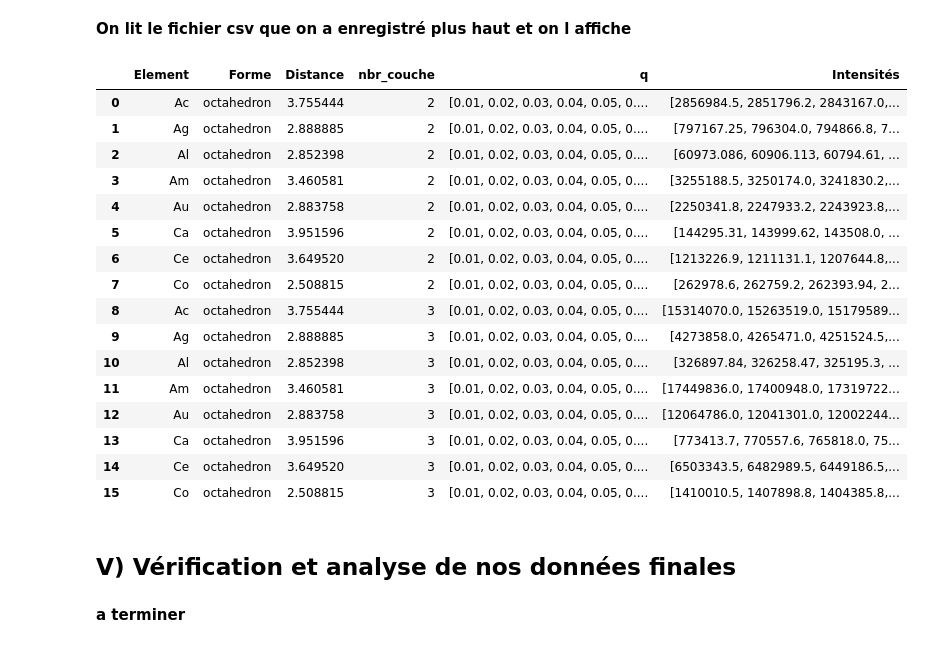
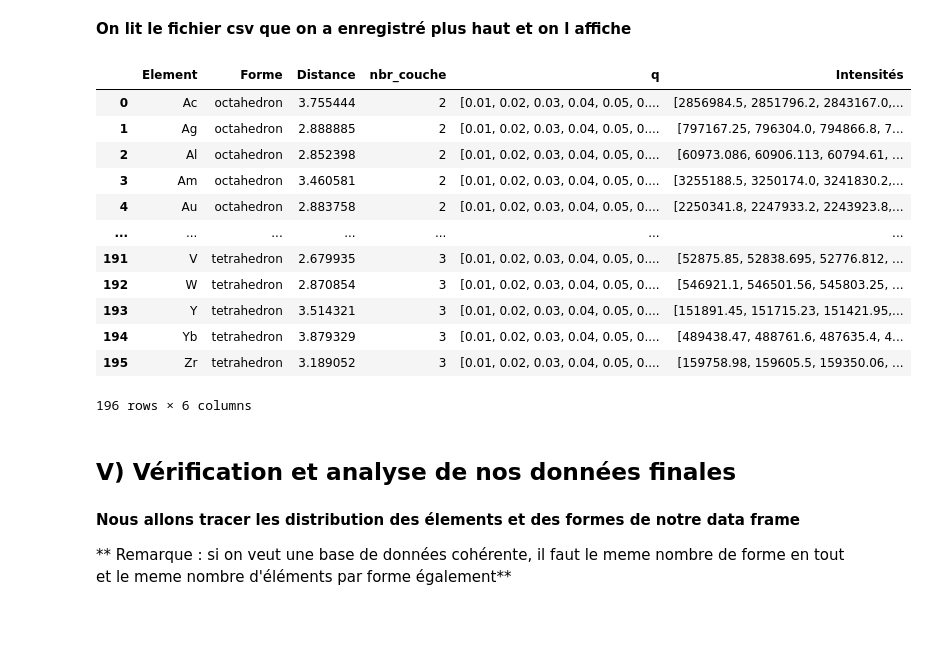
Before and after one commit to scayez/Projet_SAXS_WAXS_IA, a Jupyter notebook: script_shape_platonic.ipynb, the cells around one changed output. Drawn from its saved outputs; the diff is of its cells as text; code cells hidden in the pictures; blank space fills up the shorter version.

```diff
--- a/script_shape_platonic.ipynb
+++ b/script_shape_platonic.ipynb
@@ -238,34 +238,32 @@ Convex Hull analyzis
 **On lit le fichier csv que on a enregistré plus haut et on l affiche**
 # %%
 # On rentre la lecture du fichier dans la variable data
-data = pd.read_csv('stage/Base_de_données/octahedron_nc1,2_8prem_elements.csv', sep='\t')
+data = pd.read_csv('stage/Base_de_données/octahedron_et_tetrahedron_nc2,3_tout_elements.csv', sep='\t')
 
 # On indexe la data frame comme il faut
 data.index=np.arange(data.shape[0])
 
 # On affiche le résultat final
 data.shape
 data
 # %% [output]
 |  | Element | Forme | Distance | nbr_couche | q | Intensités |
 | 0 | Ac | octahedron | 3.755444 | 2 | [0.01, 0.02, 0.03, 0.04, 0.05, 0.... | [2856984.5, 2851796.2, 2843167.0,... |
 | 1 | Ag | octahedron | 2.888885 | 2 | [0.01, 0.02, 0.03, 0.04, 0.05, 0.... | [797167.25, 796304.0, 794866.8, 7... |
 | 2 | Al | octahedron | 2.852398 | 2 | [0.01, 0.02, 0.03, 0.04, 0.05, 0.... | [60973.086, 60906.113, 60794.61, ... |
 | 3 | Am | octahedron | 3.460581 | 2 | [0.01, 0.02, 0.03, 0.04, 0.05, 0.... | [3255188.5, 3250174.0, 3241830.2,... |
 | 4 | Au | octahedron | 2.883758 | 2 | [0.01, 0.02, 0.03, 0.04, 0.05, 0.... | [2250341.8, 2247933.2, 2243923.8,... |
-| 5 | Ca | octahedron | 3.951596 | 2 | [0.01, 0.02, 0.03, 0.04, 0.05, 0.... | [144295.31, 143999.62, 143508.0, ... |
-| 6 | Ce | octahedron | 3.649520 | 2 | [0.01, 0.02, 0.03, 0.04, 0.05, 0.... | [1213226.9, 1211131.1, 1207644.8,... |
-| 7 | Co | octahedron | 2.508815 | 2 | [0.01, 0.02, 0.03, 0.04, 0.05, 0.... | [262978.6, 262759.2, 262393.94, 2... |
-| 8 | Ac | octahedron | 3.755444 | 3 | [0.01, 0.02, 0.03, 0.04, 0.05, 0.... | [15314070.0, 15263519.0, 15179589... |
-| 9 | Ag | octahedron | 2.888885 | 3 | [0.01, 0.02, 0.03, 0.04, 0.05, 0.... | [4273858.0, 4265471.0, 4251524.5,... |
-| 10 | Al | octahedron | 2.852398 | 3 | [0.01, 0.02, 0.03, 0.04, 0.05, 0.... | [326897.84, 326258.47, 325195.3, ... |
-| 11 | Am | octahedron | 3.460581 | 3 | [0.01, 0.02, 0.03, 0.04, 0.05, 0.... | [17449836.0, 17400948.0, 17319722... |
-| 12 | Au | octahedron | 2.883758 | 3 | [0.01, 0.02, 0.03, 0.04, 0.05, 0.... | [12064786.0, 12041301.0, 12002244... |
-| 13 | Ca | octahedron | 3.951596 | 3 | [0.01, 0.02, 0.03, 0.04, 0.05, 0.... | [773413.7, 770557.6, 765818.0, 75... |
-| 14 | Ce | octahedron | 3.649520 | 3 | [0.01, 0.02, 0.03, 0.04, 0.05, 0.... | [6503343.5, 6482989.5, 6449186.5,... |
-| 15 | Co | octahedron | 2.508815 | 3 | [0.01, 0.02, 0.03, 0.04, 0.05, 0.... | [1410010.5, 1407898.8, 1404385.8,... |
+| ... | ... | ... | ... | ... | ... | ... |
+| 191 | V | tetrahedron | 2.679935 | 3 | [0.01, 0.02, 0.03, 0.04, 0.05, 0.... | [52875.85, 52838.695, 52776.812, ... |
+| 192 | W | tetrahedron | 2.870854 | 3 | [0.01, 0.02, 0.03, 0.04, 0.05, 0.... | [546921.1, 546501.56, 545803.25, ... |
+| 193 | Y | tetrahedron | 3.514321 | 3 | [0.01, 0.02, 0.03, 0.04, 0.05, 0.... | [151891.45, 151715.23, 151421.95,... |
+| 194 | Yb | tetrahedron | 3.879329 | 3 | [0.01, 0.02, 0.03, 0.04, 0.05, 0.... | [489438.47, 488761.6, 487635.4, 4... |
+| 195 | Zr | tetrahedron | 3.189052 | 3 | [0.01, 0.02, 0.03, 0.04, 0.05, 0.... | [159758.98, 159605.5, 159350.06, ... |
+196 rows × 6 columns
 # %% [markdown]
 ## V) Vérification et analyse de nos données finales
 # %% [markdown]
-**a terminer**
+**Nous allons tracer les distribution des élements et des formes de notre data frame**
+
+**                  Remarque : si on veut une base de données cohérente, il faut le meme nombre de forme en tout et le meme nombre d'éléments par forme également**
 # %%
```
Also changed, not shown: parts of 2 cells of this notebook.
